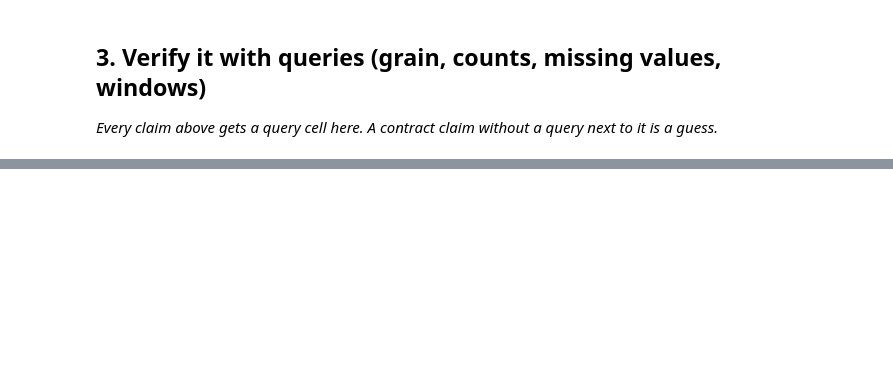
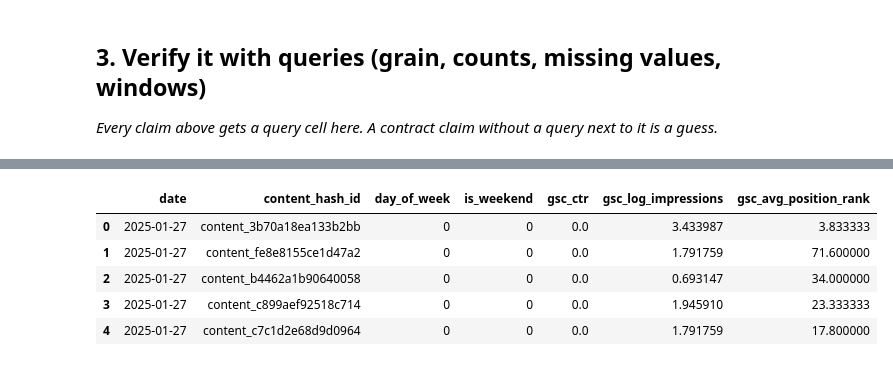
Before and after one commit to DaiyanNDahy/FlyRankInternML, a Jupyter notebook: work/notebooks/w03_data_contract.ipynb, the cells around one changed output, grey strips where cells are left out. Cells and saved outputs as stored; diff of their text form; code cells hidden in the pictures; blank space fills up the shorter version.

```diff
--- a/work/notebooks/w03_data_contract.ipynb
+++ b/work/notebooks/w03_data_contract.ipynb
@@ -36,0 +249,77 @@ This skeleton is yours to fill. Work the sections **in order** — each one has
+# %%
+# This cell is for CODE (numbers, a query, a check).
+# Write your text answer in the cell ABOVE this one — typing sentences here breaks Run All.
+
+import pandas as pd # Ensure pandas is imported
+import numpy as np # Ensure numpy is imported
+
+# Ensure df_march_2026 is available from the previous cell (LeOVCmbxyFKq)
+if 'df_march_2026' not in locals() or df_march_2026.empty:
+    print("Error: df_march_2026 not found or is empty. Please run the previous cell first and ensure data is loaded.")
+    # Attempt to create a minimal df for demonstration if the previous cell wasn't run/failed
+    df_march_2026 = pd.DataFrame({
+        'date': pd.to_datetime(['2025-01-01']),
+        'content_hash_id': ['test_content_id'],
+        'gsc_impressions': [100],
+        'gsc_clicks': [10],
+        'gsc_avg_position': [5.0]
+    })
+
+print("\n--- Five Features ---")
+# Build a small feature frame (can be derived columns on df_march_2026)
+# Every feature needs to be knowable at the decision moment.
+
+# Create a copy to avoid SettingWithCopyWarning when adding new columns
+feature_df = df_march_2026.copy()
+
+# Check if feature_df is empty before proceeding with feature engineering
+if feature_df.empty:
+    print("DataFrame is empty, skipping feature engineering.")
+else:
+    # Feature 1: Day of the week (0=Monday, 6=Sunday)
+    feature_df['day_of_week'] = feature_df['date'].dt.dayofweek
+    print("      Feature 1: 'day_of_week' - Knowable at the decision moment because it's derived from the date.")
+
+    # Feature 2: Is Weekend
+    feature_df['is_weekend'] = feature_df['day_of_week'].isin([5, 6]).astype(int)
+    print("      Feature 2: 'is_weekend' - Knowable at the decision moment because it's derived from the date.")
+
+    # Feature 3: Click-Through Rate (CTR) - using gsc_clicks and gsc_impressions
+    if 'gsc_clicks' in feature_df.columns and 'gsc_impressions' in feature_df.columns:
+        feature_df['gsc_ctr'] = feature_df['gsc_clicks'] / feature_df['gsc_impressions']
+        # Handle potential division by zero by filling NaN/Inf with 0
+        feature_df['gsc_ctr'] = feature_df['gsc_ctr'].replace([np.inf, -np.inf], np.nan).fillna(0)
+        print("      Feature 3: 'gsc_ctr' (gsc_clicks / gsc_impressions) - Knowable at the decision moment because it's a ratio of current day's observed metrics.")
+    else:
+        print("      Warning: 'gsc_clicks' or 'gsc_impressions' column not found for 'gsc_ctr' feature. Setting to 0.")
+        feature_df['gsc_ctr'] = 0.0 # Placeholder
+
+    # Feature 4: Logged Impressions (to handle skewed distribution) - using gsc_impressions
+    if 'gsc_impressions' in feature_df.columns:
+        # Add a small constant (1) to handle zero impressions for log transform
+        feature_df['gsc_log_impressions'] = np.log1p(feature_df['gsc_impressions'])
+        print("      Feature 4: 'gsc_log_impressions' - Knowable at the decision moment because it's a transformation of current day's observed impressions.")
+    else:
+        print("      Warning: 'gsc_impressions' column not found for 'gsc_log_impressions' feature. Setting to 0.")
+        feature_df['gsc_log_impressions'] = 0.0 # Placeholder
+
+    # Feature 5: Average position - using gsc_avg_position
+    if 'gsc_avg_position' in feature_df.columns:
+        feature_df['gsc_avg_position_rank'] = feature_df['gsc_avg_position'] # Use directly as it's already an average/single value
+        print("      Feature 5: 'gsc_avg_position_rank' - Knowable at the decision moment because it reflects the content's visibility from current day's observation.")
+    else:
+        print("      Warning: 'gsc_avg_position' column not found for 'gsc_avg_position_rank' feature. Setting to 0.")
+        # Fallback to a placeholder or another simple derivable feature if 'gsc_avg_position' is missing.
+        feature_df['day_of_month'] = feature_df['date'].dt.day # Fallback feature
+        print("      Fallback Feature 5: 'day_of_month' - Knowable at the decision moment because it's derived from the date.")
+
+    print("\n--- First few rows of the feature frame ---")
+    # Display relevant feature columns along with identifiers
+    display_cols = ['date', 'content_hash_id', 'day_of_week', 'is_weekend', 'gsc_ctr', 'gsc_log_impressions']
+    if 'gsc_avg_position_rank' in feature_df.columns:
+        display_cols.append('gsc_avg_position_rank')
+    elif 'day_of_month' in feature_df.columns:
+        display_cols.append('day_of_month')
+
+    display(feature_df[display_cols].head())
+# %% [output]
@@ -36,0 +334,6 @@ This skeleton is yours to fill. Work the sections **in order** — each one has
+|  | date | content_hash_id | day_of_week | is_weekend | gsc_ctr | gsc_log_impressions | gsc_avg_position_rank |
+| 0 | 2025-01-27 | content_3b70a18ea133b2bb | 0 | 0 | 0.0 | 3.433987 | 3.833333 |
+| 1 | 2025-01-27 | content_fe8e8155ce1d47a2 | 0 | 0 | 0.0 | 1.791759 | 71.600000 |
+| 2 | 2025-01-27 | content_b4462a1b90640058 | 0 | 0 | 0.0 | 0.693147 | 34.000000 |
+| 3 | 2025-01-27 | content_c899aef92518c714 | 0 | 0 | 0.0 | 1.945910 | 23.333333 |
+| 4 | 2025-01-27 | content_c7c1d2e68d9d0964 | 0 | 0 | 0.0 | 1.791759 | 17.800000 |
```
Also changed, not shown: parts of 16 cells of this notebook.
